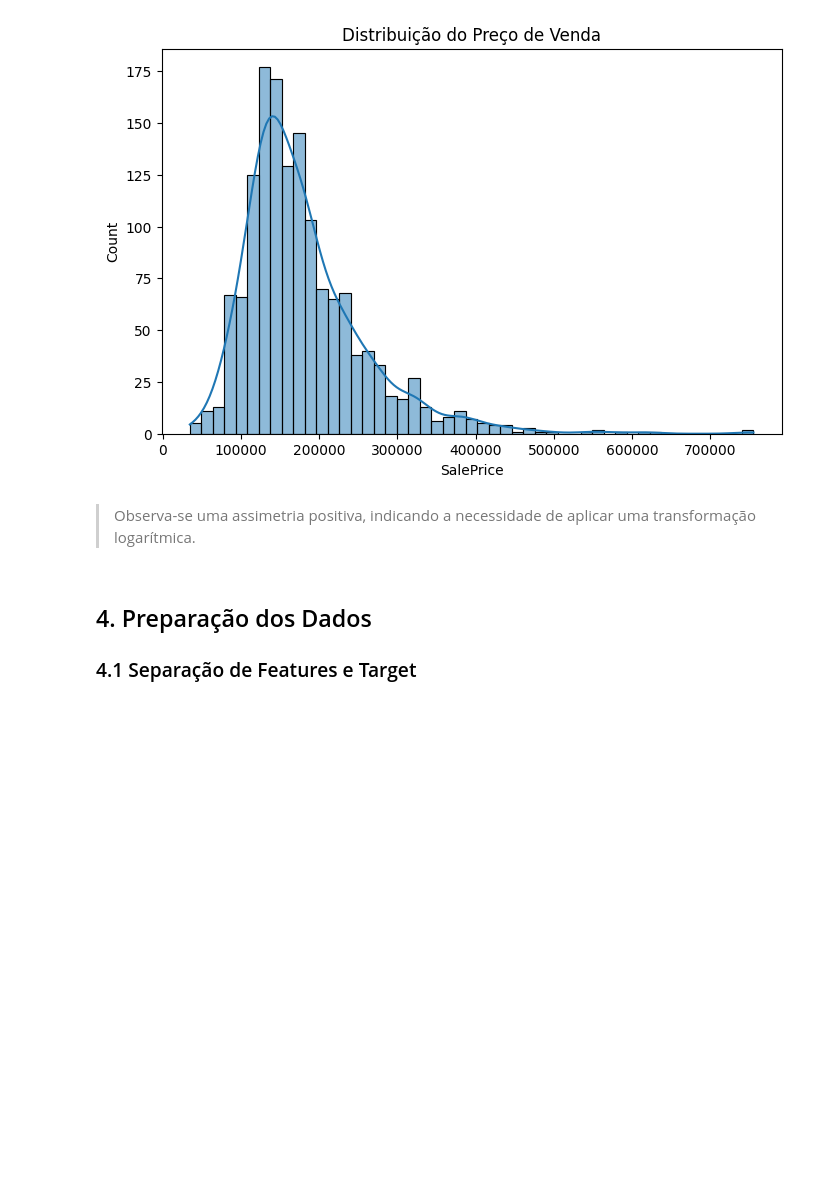
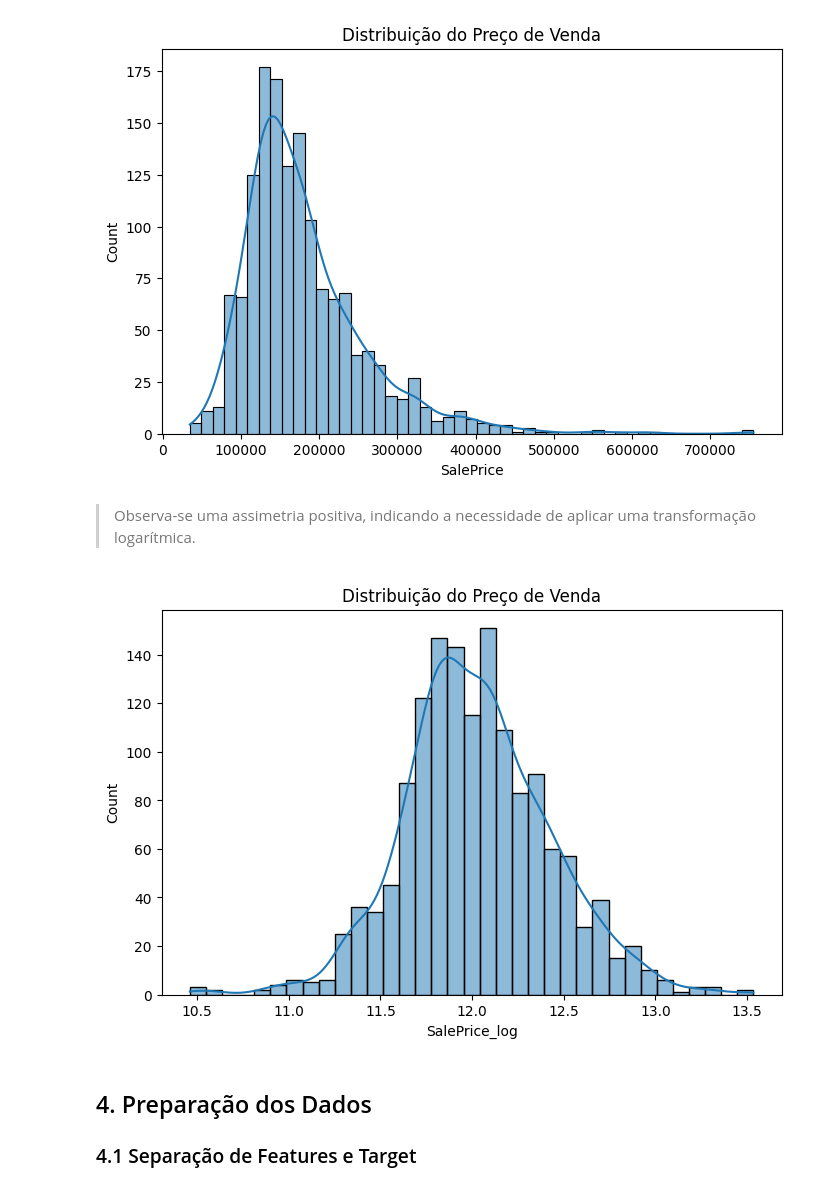
Before and after one commit to ManoelRL/aprendizado-de-maquina, a Jupyter notebook: Trabalho_de_Aprendizado_de_Maquina.ipynb, the cells around one changed output. Drawn from its saved outputs; the diff is of its cells as text; code cells hidden in the pictures; blank space fills up the shorter version.

```diff
--- a/Trabalho_de_Aprendizado_de_Maquina.ipynb
+++ b/Trabalho_de_Aprendizado_de_Maquina.ipynb
@@ -98,3 +98,11 @@ train_df['SalePrice_log'] = np.log1p(train_df['SalePrice'])
+# %%
+train_df['SalePrice_log'] = np.log1p(train_df['SalePrice'])
+plt.figure(figsize=(8,5))
+sns.histplot(train_df['SalePrice_log'], kde=True)
+plt.title('Distribuição do Preço de Venda')
+plt.show()
+# %% [output]
+[figure, added]
 # %% [markdown]
 ## 4. Preparação dos Dados
 
```
Also changed, not shown: parts of 11 cells of this notebook.
